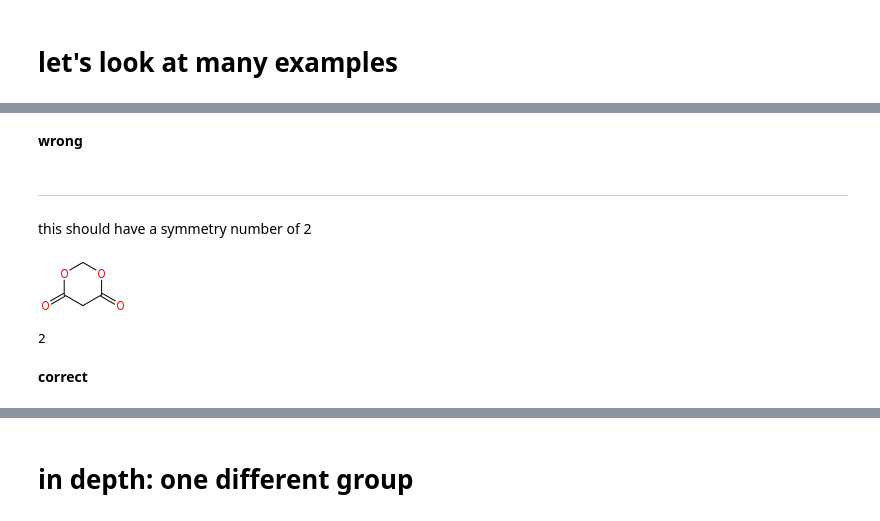
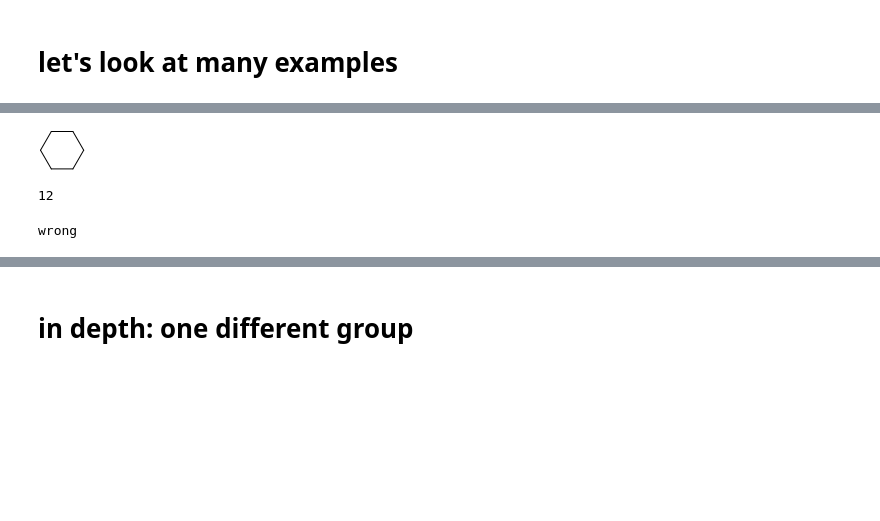
Before and after one commit to goldmanm/rmg_walkthroughs, a Jupyter notebook: issues/symmetry cyclic symmetry.ipynb, the cells around one changed output, grey strips where cells are left out. Saved outputs shown, nothing was run; the diff lists cells and outputs as text; code cells hidden in the pictures; blank space fills up the shorter version.

Commit message:
updated symmetry notebook with the symmetry_corrections branch

```diff
--- a/issues/symmetry cyclic symmetry.ipynb
+++ b/issues/symmetry cyclic symmetry.ipynb
@@ -117,17 +20,20 @@ calculateCyclicSymmetryNumber(s1)
-# %% [markdown]
-**wrong**
-# %% [markdown]
-***
-
-this should have a symmetry number of 2
-# %%
-s1 = Molecule().fromSMILES('O1COC(=O)CC1=O')
-s1
-# %% [output]
-[figure, removed]
-# %%
-calculateCyclicSymmetryNumber(s1)
-# %% [output]
-2
-# %% [markdown]
-**correct**
+# %%
+proper_symmetry = 6
+s1 = Molecule().fromSMILES('C1CCCCC1')
+s1
+# %% [output]
+[figure, added]
+# %%
+# calculated symmetry number
+calculated_symmetry = calculateCyclicSymmetryNumber(s1)
+calculated_symmetry
+# %% [output]
+12
+# %%
+# check if right
+if proper_symmetry == calculated_symmetry:
+    print('correct')
+else:
+    print('wrong')
+# %% [output]
+wrong
```
Also changed, not shown: parts of 94 cells of this notebook.
